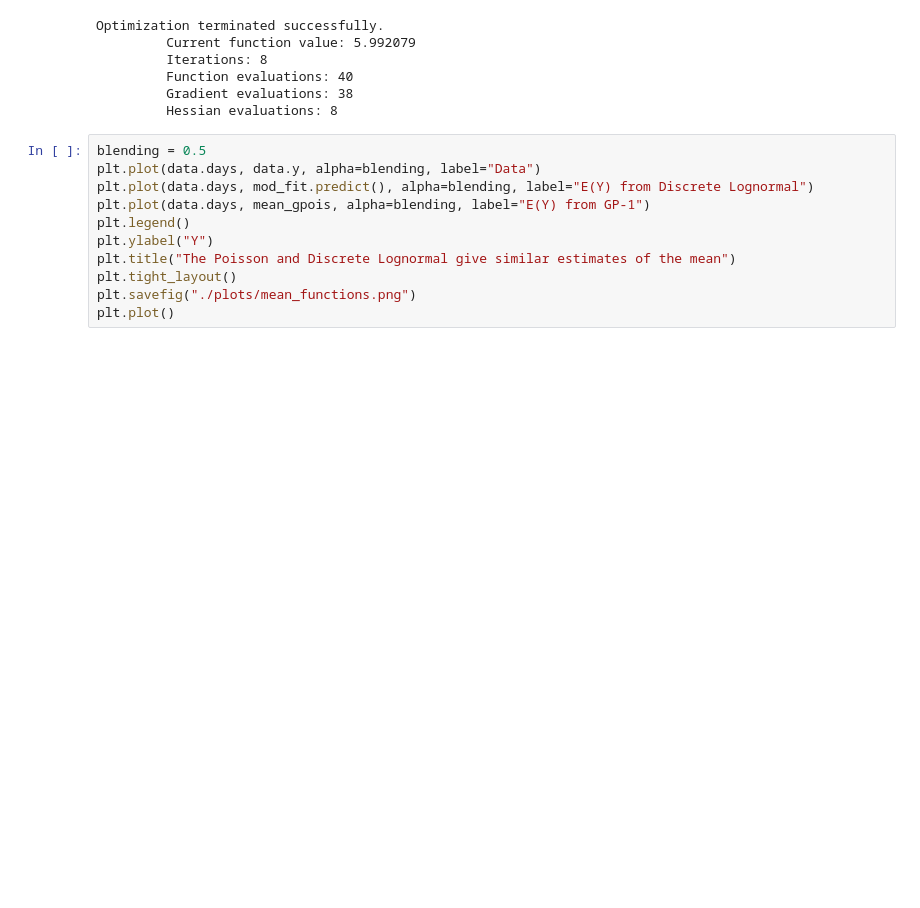
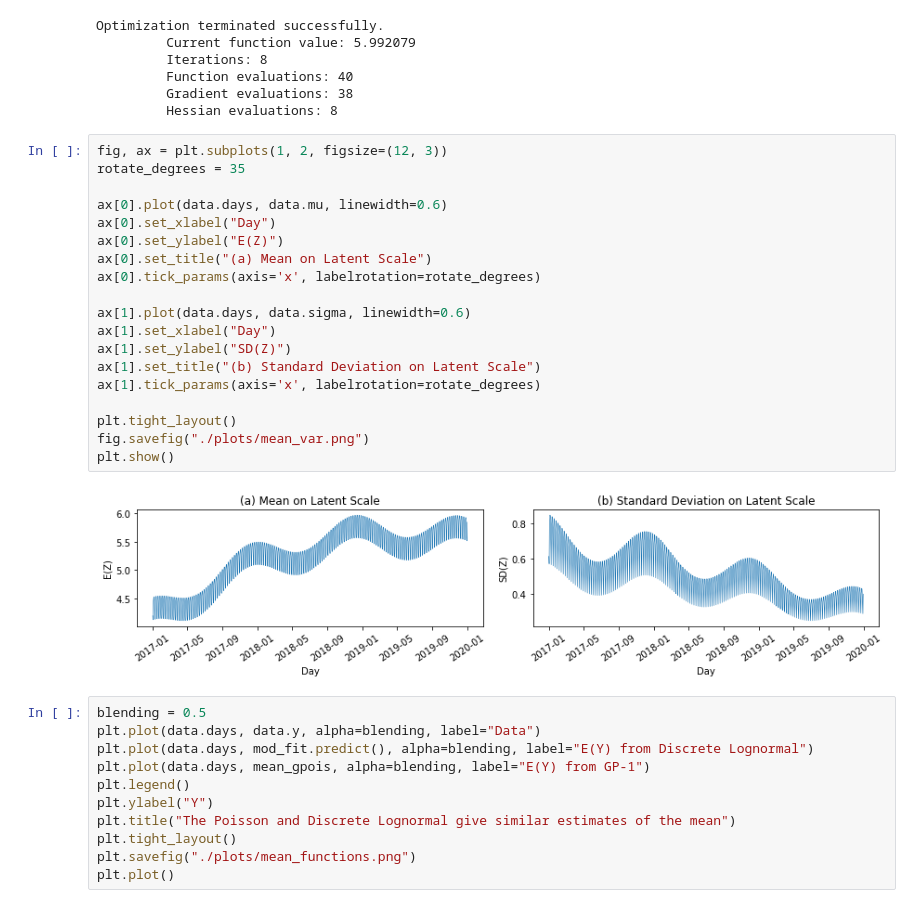
Before and after one commit to eastonhuch/discrete-lognormal-mle, a Jupyter notebook: single_comparison.ipynb, the cells around one changed output. Saved outputs shown, nothing was run; the diff lists cells and outputs as text; blank space fills up the shorter version.

```diff
--- a/single_comparison.ipynb
+++ b/single_comparison.ipynb
@@ -49,6 +49,27 @@ Optimization terminated successfully.
          Function evaluations: 40
          Gradient evaluations: 38
          Hessian evaluations: 8
+# %%
+fig, ax = plt.subplots(1, 2, figsize=(12, 3))
+rotate_degrees = 35
+
+ax[0].plot(data.days, data.mu, linewidth=0.6)
+ax[0].set_xlabel("Day")
+ax[0].set_ylabel("E(Z)")
+ax[0].set_title("(a) Mean on Latent Scale")
+ax[0].tick_params(axis='x', labelrotation=rotate_degrees)
+
+ax[1].plot(data.days, data.sigma, linewidth=0.6)
+ax[1].set_xlabel("Day")
+ax[1].set_ylabel("SD(Z)")
+ax[1].set_title("(b) Standard Deviation on Latent Scale")
+ax[1].tick_params(axis='x', labelrotation=rotate_degrees)
+
+plt.tight_layout()
+fig.savefig("./plots/mean_var.png")
+plt.show()
+# %% [output]
+[figure, added]
 # %%
 blending = 0.5
 plt.plot(data.days, data.y, alpha=blending, label="Data")
```
Also changed, not shown: 2 other files.
